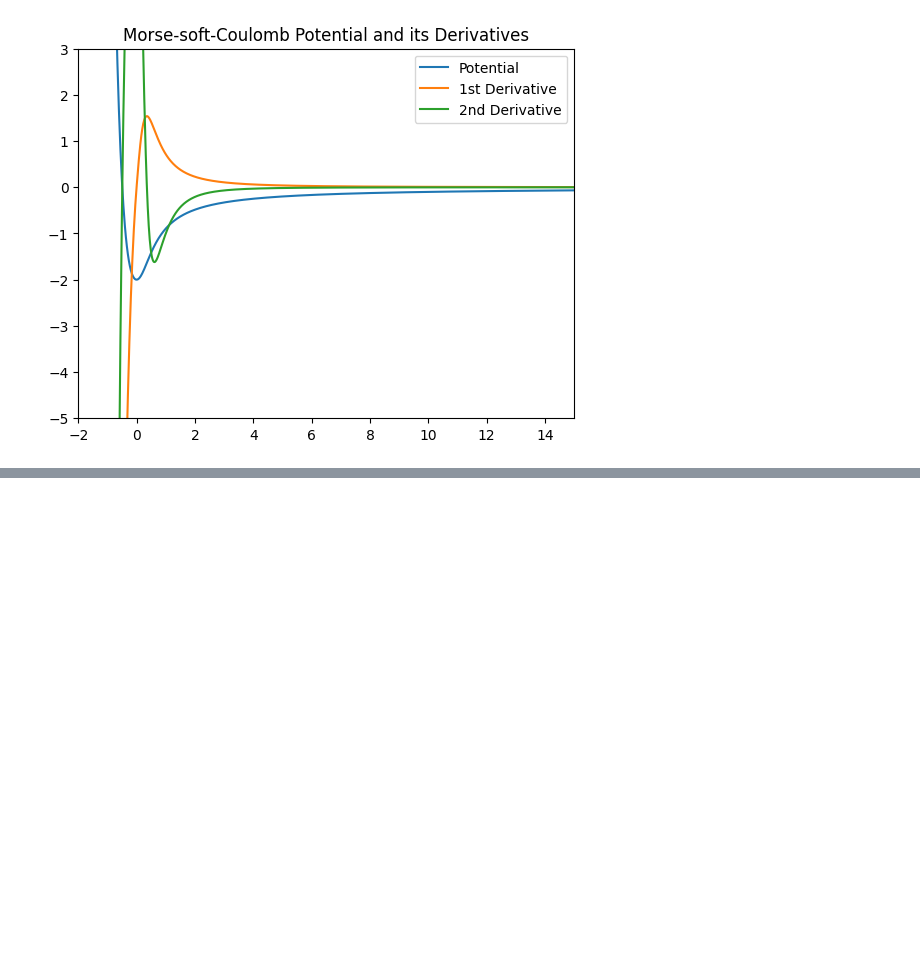
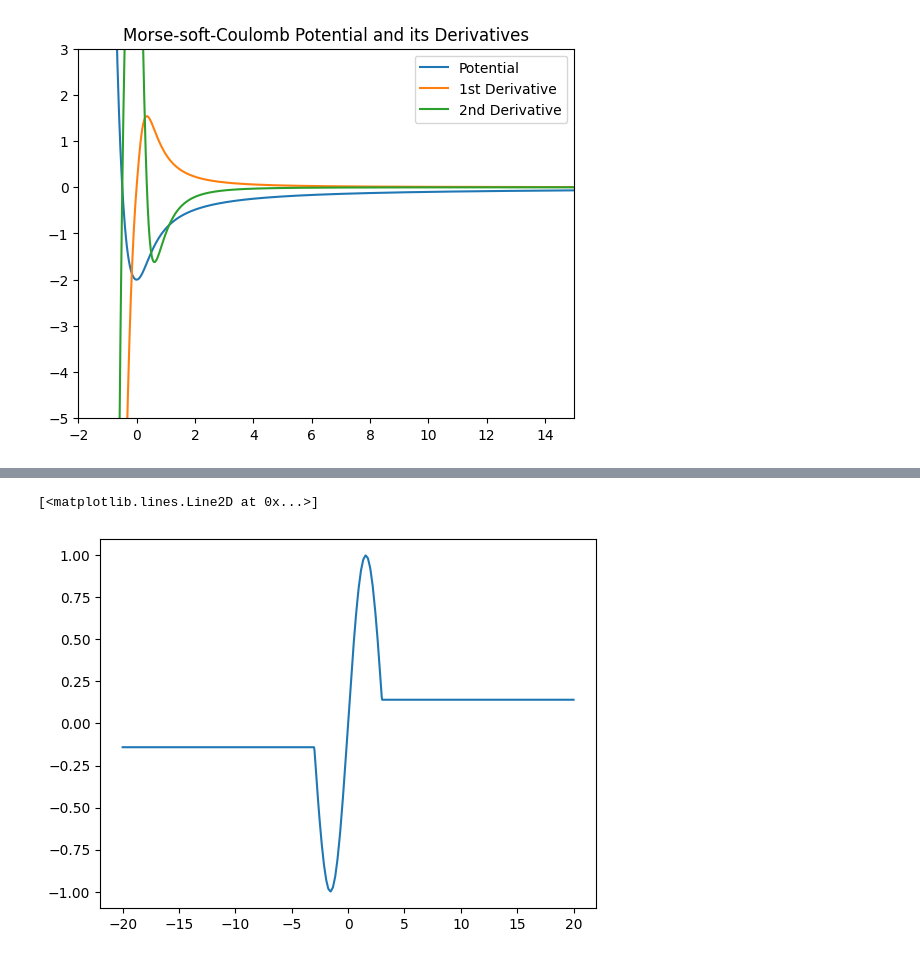
Before and after one commit to Gabriel-Amici/MorseCoulomb, a Jupyter notebook: notebooks/development/classes/class_dev.ipynb, the cells around one changed output, grey strips where cells are left out. Cells and saved outputs as stored; diff of their text form; code cells hidden in the pictures; blank space fills up the shorter version.

```diff
--- a/notebooks/development/classes/class_dev.ipynb
+++ b/notebooks/development/classes/class_dev.ipynb
@@ -161,0 +186,35 @@ plt.show()
+# %%
+class Field:
+    """
+    Basic (electric) field class, given an array of field values and times, calling it results in an
+    evaluation of the field (interpolated when necessary) at the specified time
+    """
+
+    def __init__(self):
+        pass
+
+    def __call__(self, times):
+        return self.value(times)
+
+    def value(self, times):
+        """
+        Evaluate the field at `times`
+        """
+# %%
+class InterpolatedField(Field):
+
+    def __init__(self, field_times: np.ndarray, field_vals: np.ndarray):
+        super().__init__()
+        if len(field_times) != len(field_vals):
+            raise Warning(f"Time array and field array must be of same size! "
+                          f"{len(field_times)} ≠ {len(field_vals)}")
+
+        self.field_times = field_times
+        self.field_vals  = field_vals
+
+    def value(self, times):
+        """
+        Evaluate the field at `times` interpolating `field_vals` and `field_times`
+        """
+        t = np.asarray(times)
+        return np.interp(t, self.field_times, self.field_vals)
@@ -161,0 +232,12 @@ plt.show()
+# %%
+t = np.linspace(-3, 3, 30)
+F = np.sin(t)
+# %%
+fld = InterpolatedField(t, F)
+# %%
+times = np.linspace(-20, 20, 1000)
+
+plt.plot(times, fld(times))
+# %% [output]
+[<matplotlib.lines.Line2D at 0x...>]
+[figure, added]
```
Also changed, not shown: parts of 7 cells of this notebook.
